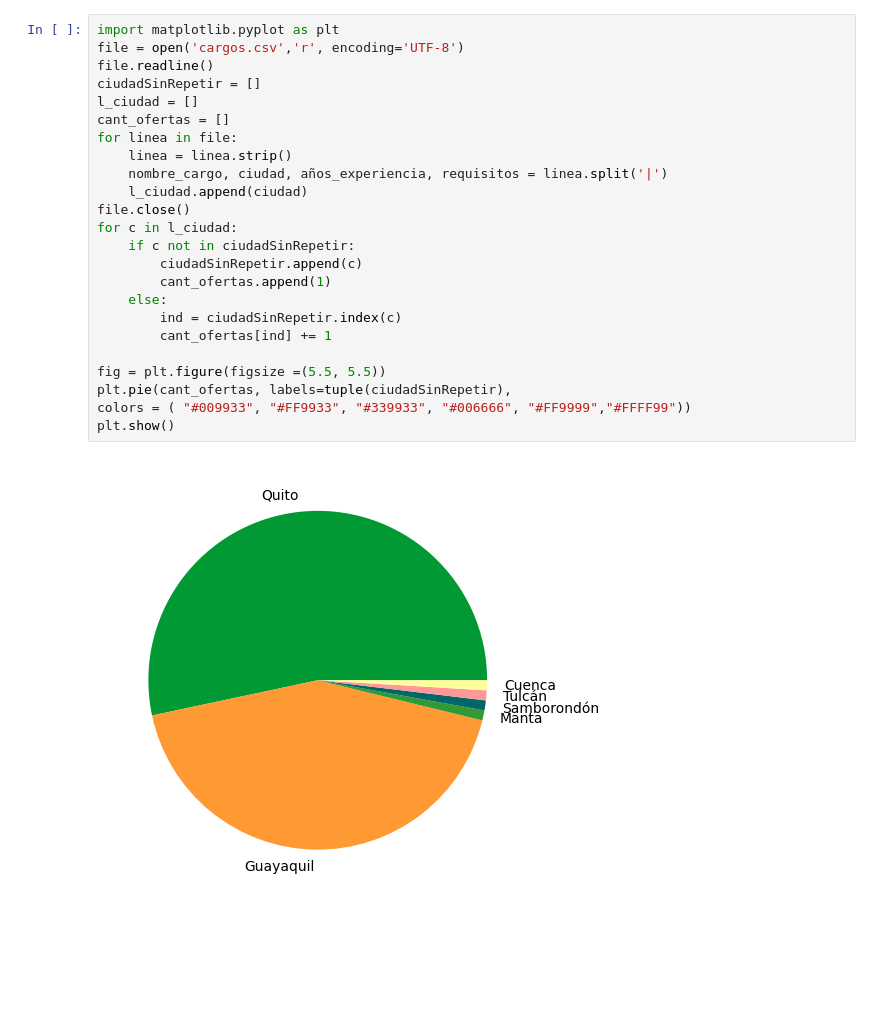
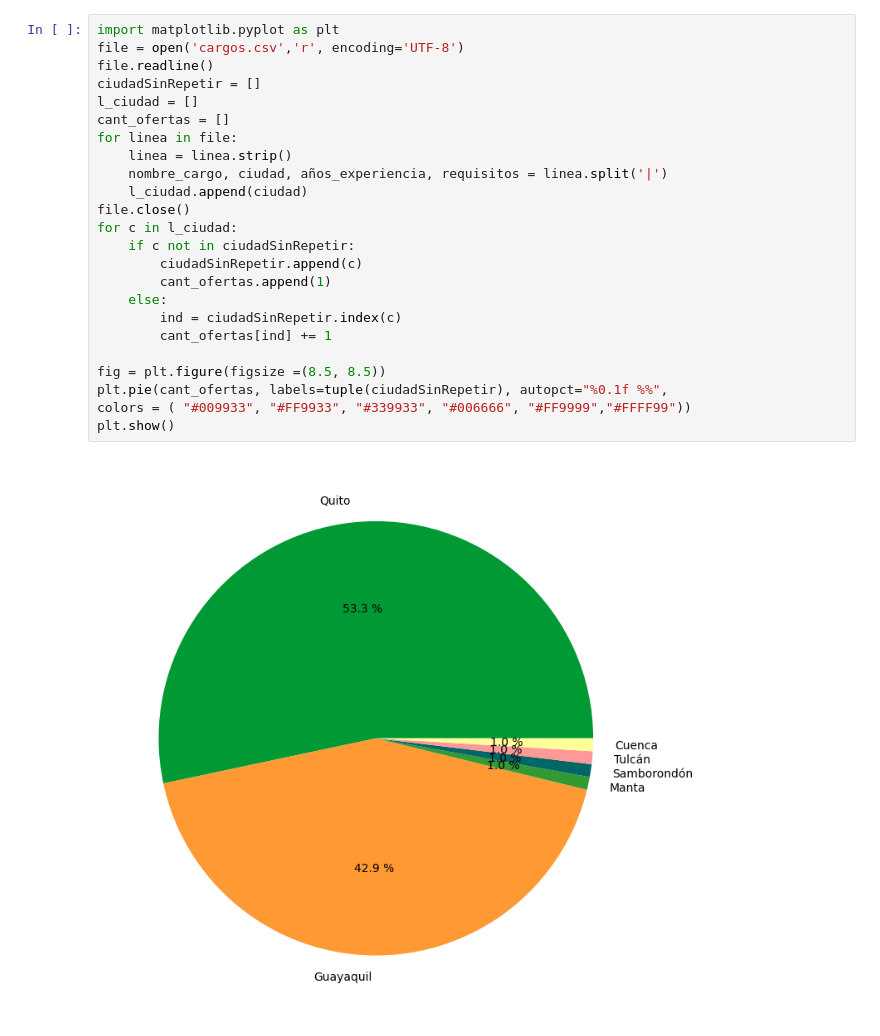
Before and after one commit to jcotrina2000/Sprint-1-Scraping, a Jupyter notebook: Scraping_JohnnyCotrina/Visualizacion.ipynb, the cells around one changed output. Saved outputs shown, nothing was run; the diff lists cells and outputs as text; blank space fills up the shorter version.

Commit message:
Cambios visuales en las gráficas

```diff
--- a/Scraping_JohnnyCotrina/Visualizacion.ipynb
+++ b/Scraping_JohnnyCotrina/Visualizacion.ipynb
@@ -1,29 +1,29 @@
 # %%
 import matplotlib.pyplot as plt
 file = open('cargos.csv','r', encoding='UTF-8')
 file.readline()
 ciudadSinRepetir = []
 l_ciudad = []
 cant_ofertas = []
 for linea in file:
     linea = linea.strip()
     nombre_cargo, ciudad, años_experiencia, requisitos = linea.split('|')
     l_ciudad.append(ciudad)
 file.close()
 for c in l_ciudad:
     if c not in ciudadSinRepetir:
         ciudadSinRepetir.append(c)
         cant_ofertas.append(1)
     else:
         ind = ciudadSinRepetir.index(c)
         cant_ofertas[ind] += 1
 
-fig = plt.figure(figsize =(5.5, 5.5))
-plt.pie(cant_ofertas, labels=tuple(ciudadSinRepetir),
+fig = plt.figure(figsize =(8.5, 8.5))
+plt.pie(cant_ofertas, labels=tuple(ciudadSinRepetir), autopct="%0.1f %%",
 colors = ( "#009933", "#FF9933", "#339933", "#006666", "#FF9999","#FFFF99"))
 plt.show()
 # %% [output]
-[figure, old version]
+[figure, new version]
 # %%
 import matplotlib.pyplot as plt
 import numpy as np
```
Also changed, not shown: parts of 2 cells of this notebook.
